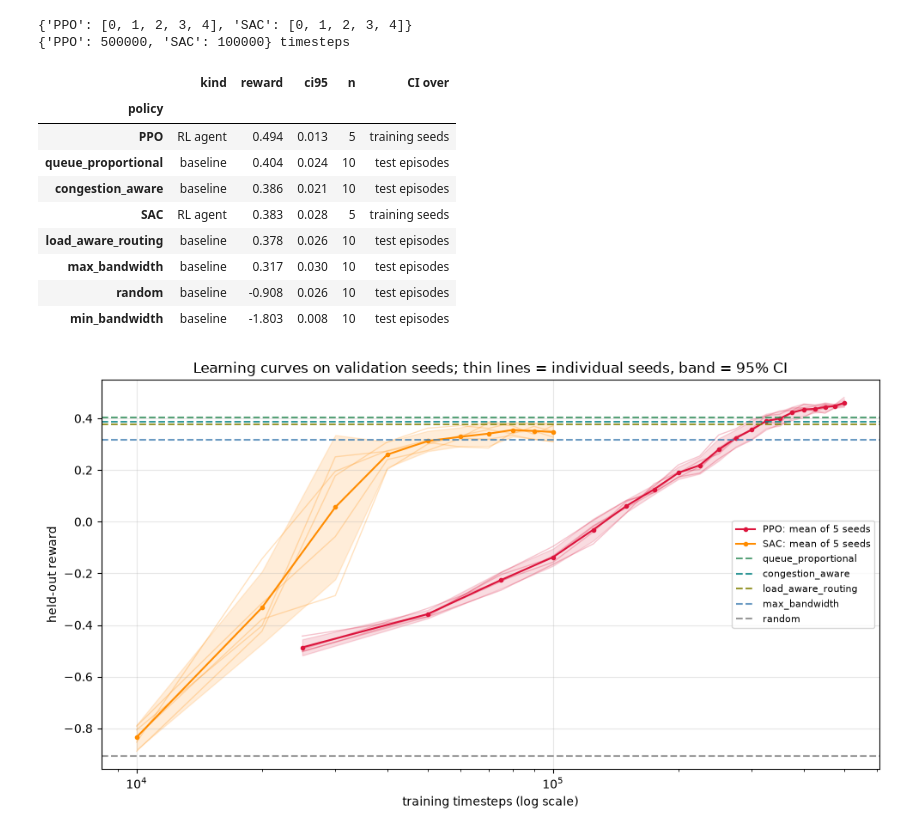
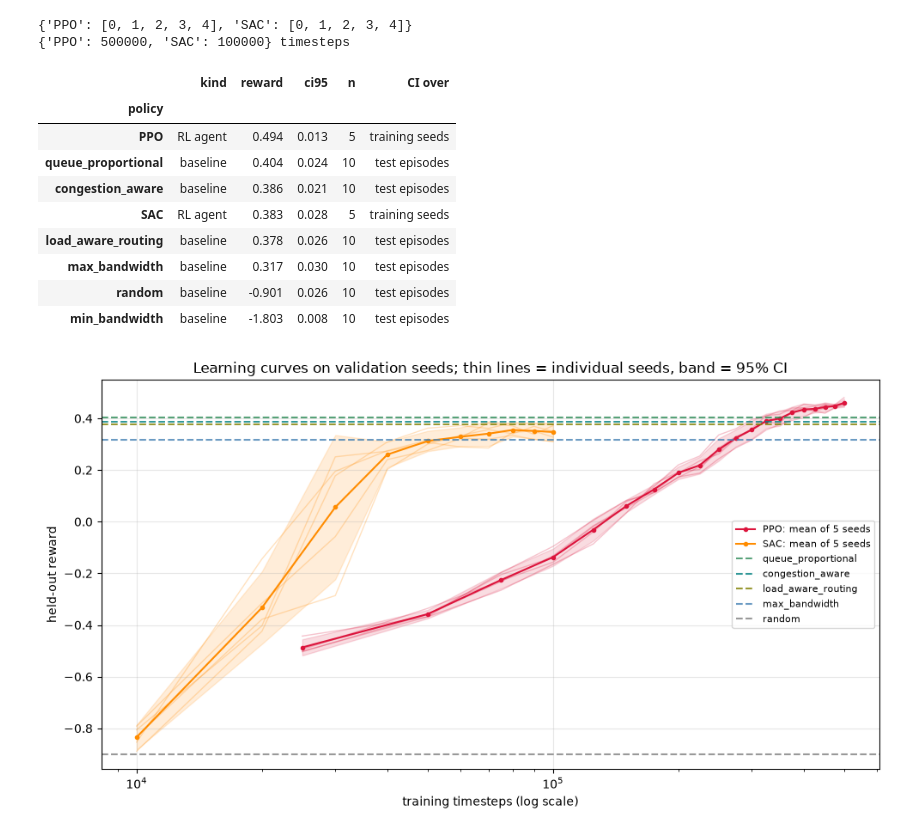
Before and after one commit to karix-project/congestgym-anon, a Jupyter notebook: notebooks/04_ppo_training_curves.ipynb, the cells around one changed output. Saved outputs shown, nothing was run; the diff lists cells and outputs as text; code cells hidden in the pictures.

```diff
--- a/notebooks/04_ppo_training_curves.ipynb
+++ b/notebooks/04_ppo_training_curves.ipynb
@@ -52,25 +52,26 @@ print({a: int(curves[curves.algo == a].timesteps.max()) for a in ALGOS}, "timest
 # %%
 rows = []
 for algo in ALGOS:
     per_seed = finals[(finals.algo == algo) & (finals.policy == algo)].groupby("train_seed")["reward"].mean()
     rows.append({"policy": algo, "kind": "RL agent", "reward": per_seed.mean(), "ci95": ci95(per_seed),
                  "n": len(per_seed), "CI over": "training seeds"})
-one = finals[(finals.algo == ALGOS[0]) & (finals.train_seed == finals[finals.algo == ALGOS[0]].train_seed.min())]
-for name, g in one[~one.policy.isin(ALGOS)].groupby("policy"):
+# baselines: one value per test seed, averaged over all run directories
+pooled = finals[~finals.policy.isin(ALGOS)].groupby(["policy", "test_seed"], as_index=False)["reward"].mean()
+for name, g in pooled.groupby("policy"):
     rows.append({"policy": name, "kind": "baseline", "reward": g["reward"].mean(), "ci95": ci95(g["reward"]),
                  "n": len(g), "CI over": "test episodes"})
 table = pd.DataFrame(rows).sort_values("reward", ascending=False).set_index("policy")
 table.round(3)
 # %% [output]
 |  | kind | reward | ci95 | n | CI over |
 | policy |  |  |  |  |  |
 | PPO | RL agent | 0.494 | 0.013 | 5 | training seeds |
 | queue_proportional | baseline | 0.404 | 0.024 | 10 | test episodes |
 | congestion_aware | baseline | 0.386 | 0.021 | 10 | test episodes |
 | SAC | RL agent | 0.383 | 0.028 | 5 | training seeds |
 | load_aware_routing | baseline | 0.378 | 0.026 | 10 | test episodes |
 | max_bandwidth | baseline | 0.317 | 0.030 | 10 | test episodes |
-| random | baseline | -0.908 | 0.026 | 10 | test episodes |
+| random | baseline | -0.901 | 0.026 | 10 | test episodes |
 | min_bandwidth | baseline | -1.803 | 0.008 | 10 | test episodes |
 # %%
 fig, ax = plt.subplots(figsize=(10, 5.5))
```
Also changed, not shown: parts of 2 cells of this notebook, 11 other files.
